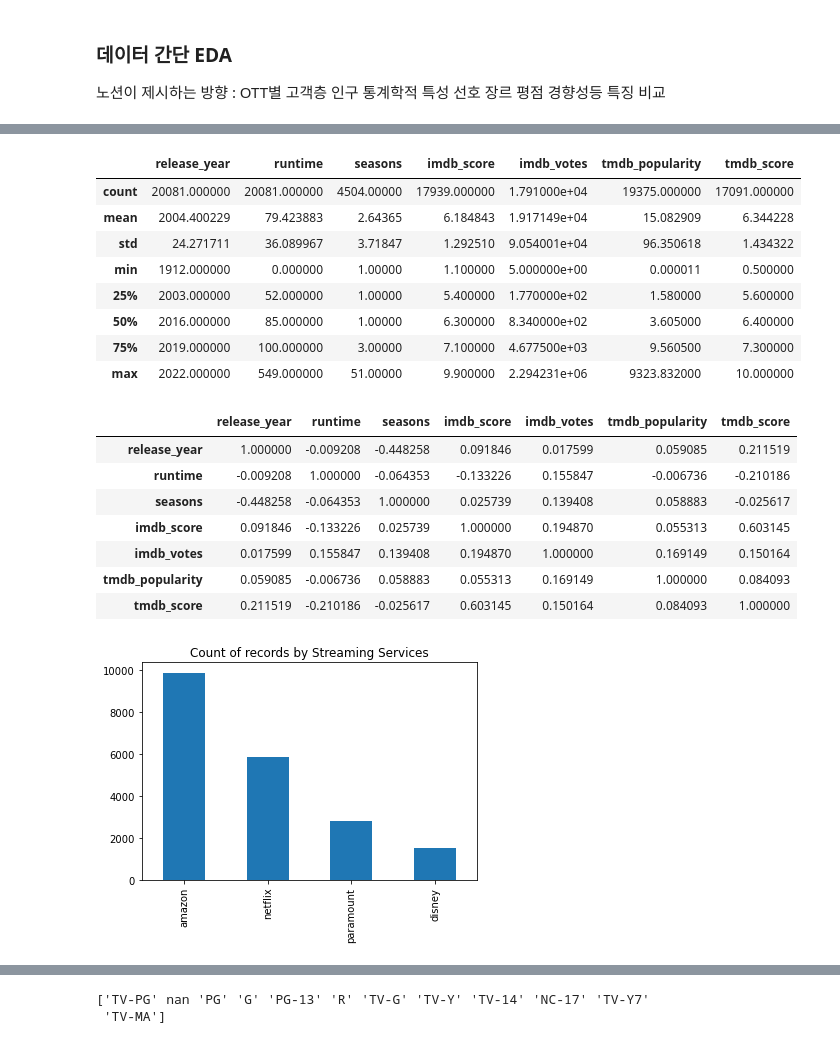
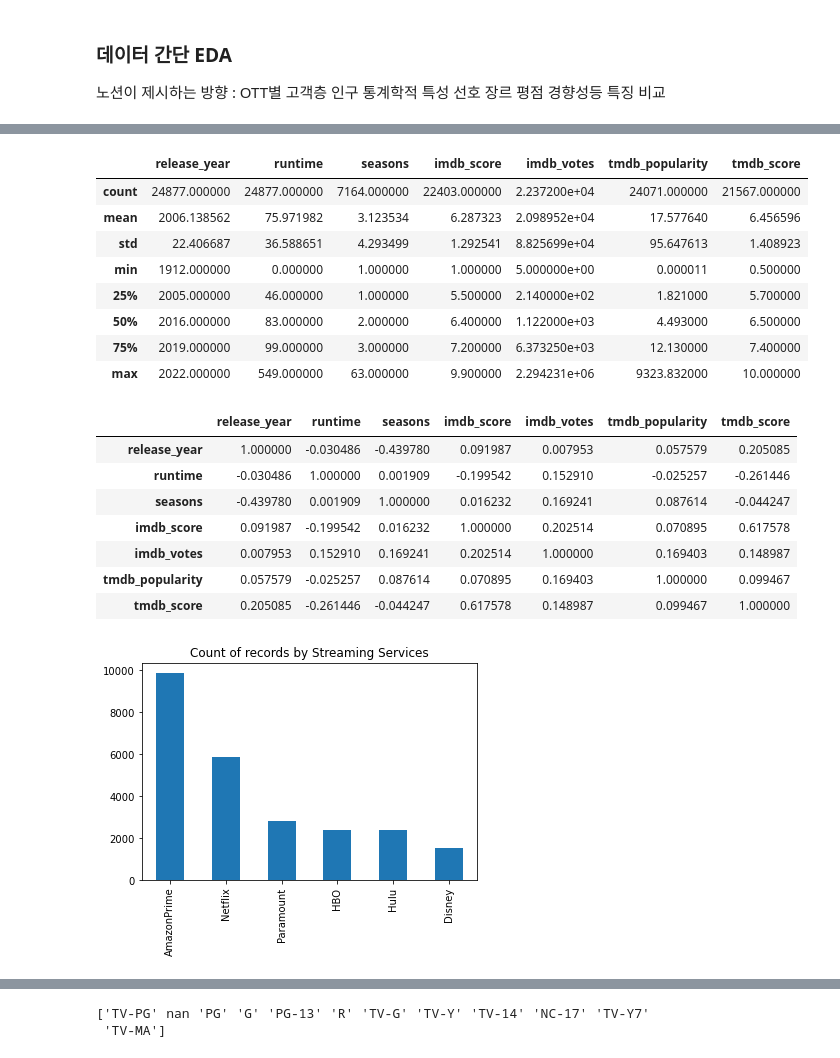
Before and after one commit to bamtu/bobsdataton, a Jupyter notebook: bobs_EDA.ipynb, the cells around one changed output, grey strips where cells are left out. Saved outputs shown, nothing was run; the diff lists cells and outputs as text; code cells hidden in the pictures.

```diff
--- a/bobs_EDA.ipynb
+++ b/bobs_EDA.ipynb
@@ -10,8 +10,6 @@ import seaborn as sns
 # %%
 # read csv
 
-netflix_df =pd.read_csv("./Netflex_data/titles.csv")
-amazon_df =pd.read_csv("./Amazon_Prime_data/titles.csv")
-disney_df=pd.read_csv("./Disney_TV_data/titles.csv")
-paramount_df=pd.read_csv("./Paramount_data/titles.csv")
+df =pd.read_csv("./Data_bob//titles.csv")
+df_credit = pd.read_csv("./Data_bob/credits.csv")
 # %%
@@ -23,5 +24,2 @@ netflix_df = (netflix_df.assign(Platform="netflix"))
 # %%
-# id, ibmb id, description 버려도 되는 컬럼 같아서 없앰
-df_list = [amazon_df, disney_df, paramount_df, netflix_df]
-df = (pd.concat(df_list).reset_index(drop=True).drop(columns=['id',"imdb_id","description"]))
-df.head()
+df.drop(["Unnamed: 0"],axis=1,inplace=True)
@@ -41,35 +32,35 @@ df.head()
 df.describe()
 # %% [output]
 |  | release_year | runtime | seasons | imdb_score | imdb_votes | tmdb_popularity | tmdb_score |
-| count | 20081.000000 | 20081.000000 | 4504.00000 | 17939.000000 | 1.791000e+04 | 19375.000000 | 17091.000000 |
-| mean | 2004.400229 | 79.423883 | 2.64365 | 6.184843 | 1.917149e+04 | 15.082909 | 6.344228 |
-| std | 24.271711 | 36.089967 | 3.71847 | 1.292510 | 9.054001e+04 | 96.350618 | 1.434322 |
-| min | 1912.000000 | 0.000000 | 1.00000 | 1.100000 | 5.000000e+00 | 0.000011 | 0.500000 |
-| 25% | 2003.000000 | 52.000000 | 1.00000 | 5.400000 | 1.770000e+02 | 1.580000 | 5.600000 |
-| 50% | 2016.000000 | 85.000000 | 1.00000 | 6.300000 | 8.340000e+02 | 3.605000 | 6.400000 |
-| 75% | 2019.000000 | 100.000000 | 3.00000 | 7.100000 | 4.677500e+03 | 9.560500 | 7.300000 |
-| max | 2022.000000 | 549.000000 | 51.00000 | 9.900000 | 2.294231e+06 | 9323.832000 | 10.000000 |
+| count | 24877.000000 | 24877.000000 | 7164.000000 | 22403.000000 | 2.237200e+04 | 24071.000000 | 21567.000000 |
+| mean | 2006.138562 | 75.971982 | 3.123534 | 6.287323 | 2.098952e+04 | 17.577640 | 6.456596 |
+| std | 22.406687 | 36.588651 | 4.293499 | 1.292541 | 8.825699e+04 | 95.647613 | 1.408923 |
+| min | 1912.000000 | 0.000000 | 1.000000 | 1.000000 | 5.000000e+00 | 0.000011 | 0.500000 |
+| 25% | 2005.000000 | 46.000000 | 1.000000 | 5.500000 | 2.140000e+02 | 1.821000 | 5.700000 |
+| 50% | 2016.000000 | 83.000000 | 2.000000 | 6.400000 | 1.122000e+03 | 4.493000 | 6.500000 |
+| 75% | 2019.000000 | 99.000000 | 3.000000 | 7.200000 | 6.373250e+03 | 12.130000 | 7.400000 |
+| max | 2022.000000 | 549.000000 | 63.000000 | 9.900000 | 2.294231e+06 | 9323.832000 | 10.000000 |
 # %%
 df.corr()
 # %% [output]
 |  | release_year | runtime | seasons | imdb_score | imdb_votes | tmdb_popularity | tmdb_score |
-| release_year | 1.000000 | -0.009208 | -0.448258 | 0.091846 | 0.017599 | 0.059085 | 0.211519 |
-| runtime | -0.009208 | 1.000000 | -0.064353 | -0.133226 | 0.155847 | -0.006736 | -0.210186 |
-| seasons | -0.448258 | -0.064353 | 1.000000 | 0.025739 | 0.139408 | 0.058883 | -0.025617 |
-| imdb_score | 0.091846 | -0.133226 | 0.025739 | 1.000000 | 0.194870 | 0.055313 | 0.603145 |
-| imdb_votes | 0.017599 | 0.155847 | 0.139408 | 0.194870 | 1.000000 | 0.169149 | 0.150164 |
-| tmdb_popularity | 0.059085 | -0.006736 | 0.058883 | 0.055313 | 0.169149 | 1.000000 | 0.084093 |
-| tmdb_score | 0.211519 | -0.210186 | -0.025617 | 0.603145 | 0.150164 | 0.084093 | 1.000000 |
+| release_year | 1.000000 | -0.030486 | -0.439780 | 0.091987 | 0.007953 | 0.057579 | 0.205085 |
+| runtime | -0.030486 | 1.000000 | 0.001909 | -0.199542 | 0.152910 | -0.025257 | -0.261446 |
+| seasons | -0.439780 | 0.001909 | 1.000000 | 0.016232 | 0.169241 | 0.087614 | -0.044247 |
+| imdb_score | 0.091987 | -0.199542 | 0.016232 | 1.000000 | 0.202514 | 0.070895 | 0.617578 |
+| imdb_votes | 0.007953 | 0.152910 | 0.169241 | 0.202514 | 1.000000 | 0.169403 | 0.148987 |
+| tmdb_popularity | 0.057579 | -0.025257 | 0.087614 | 0.070895 | 0.169403 | 1.000000 | 0.099467 |
+| tmdb_score | 0.205085 | -0.261446 | -0.044247 | 0.617578 | 0.148987 | 0.099467 | 1.000000 |
 # %%
 # 각 플랫폼 영화 숫자 파악
 #pokemon["Type 2"].value_counts().plot(kind="bar")
 #"Count of records by Streaming Services"
 
-df["Platform"].value_counts().plot(kind="bar")
+df["platform"].value_counts().plot(kind="bar")
 plt.title("Count of records by Streaming Services")
 plt.show()
 # %% [output]
-[figure, old version]
+[figure, new version]
 # %%
 
 # vote 시각화 해보기
```
Also changed, not shown: parts of 54 cells of this notebook.
